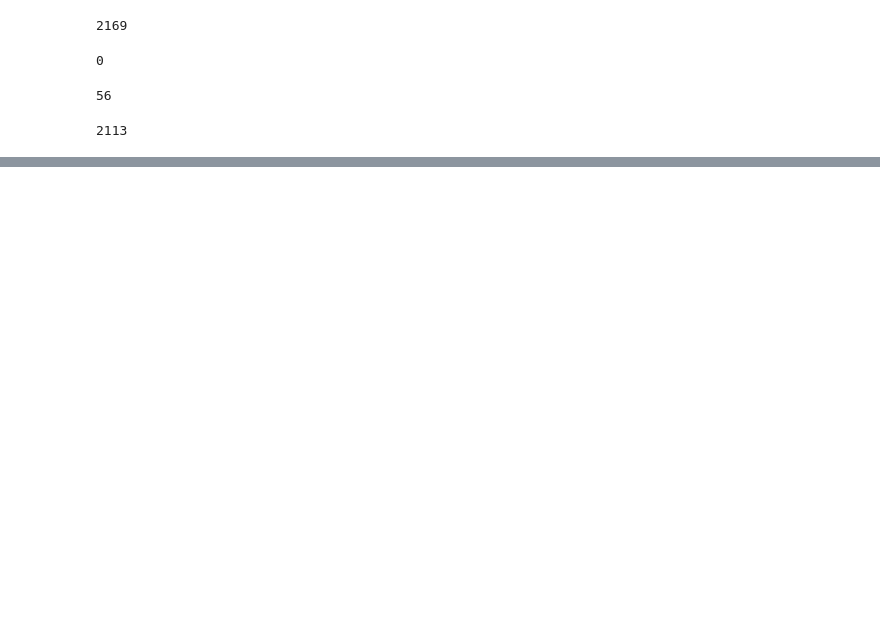
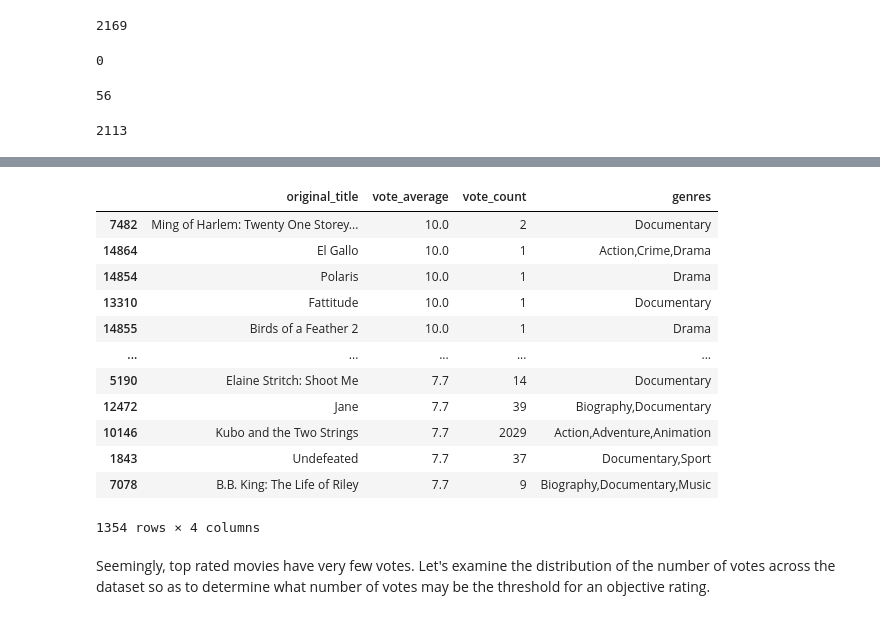
Before and after one commit to Collin9726/box-office-films-analysis, a Jupyter notebook: index.ipynb, the cells around one changed output, grey strips where cells are left out. Drawn from its saved outputs; the diff is of its cells as text; code cells hidden in the pictures; blank space fills up the shorter version.

```diff
--- a/index.ipynb
+++ b/index.ipynb
@@ -382,0 +431,19 @@ len(tn_and_imdb_df)
+# %%
+tmdb_top_10_percent_rated = tmdb_and_imdb_df.sort_values(by="vote_average", ascending=False)[:1354]
+tmdb_top_10_percent_rated
+# %% [output]
+|  | original_title | vote_average | vote_count | genres |
+| 7482 | Ming of Harlem: Twenty One Storey... | 10.0 | 2 | Documentary |
+| 14864 | El Gallo | 10.0 | 1 | Action,Crime,Drama |
+| 14854 | Polaris | 10.0 | 1 | Drama |
+| 13310 | Fattitude | 10.0 | 1 | Documentary |
+| 14855 | Birds of a Feather 2 | 10.0 | 1 | Drama |
+| ... | ... | ... | ... | ... |
+| 5190 | Elaine Stritch: Shoot Me | 7.7 | 14 | Documentary |
+| 12472 | Jane | 7.7 | 39 | Biography,Documentary |
+| 10146 | Kubo and the Two Strings | 7.7 | 2029 | Action,Adventure,Animation |
+| 1843 | Undefeated | 7.7 | 37 | Documentary,Sport |
+| 7078 | B.B. King: The Life of Riley | 7.7 | 9 | Biography,Documentary,Music |
+1354 rows × 4 columns
+# %% [markdown]
+Seemingly, top rated movies have very few votes. Let's examine the distribution of the number of votes across the dataset so as to determine what number of votes may be the threshold for an objective rating.
```
Also changed, not shown: parts of 10 cells of this notebook.
